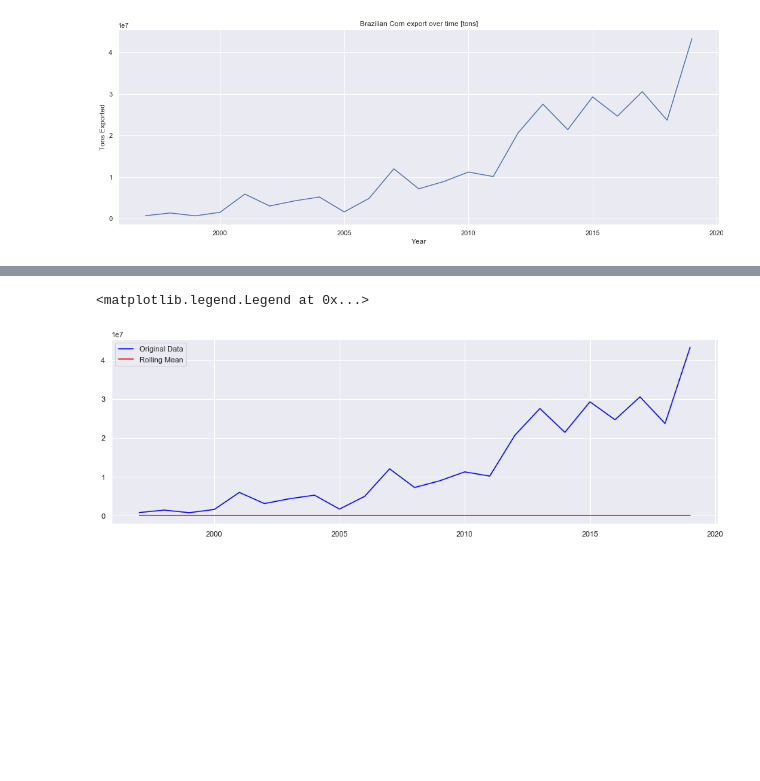
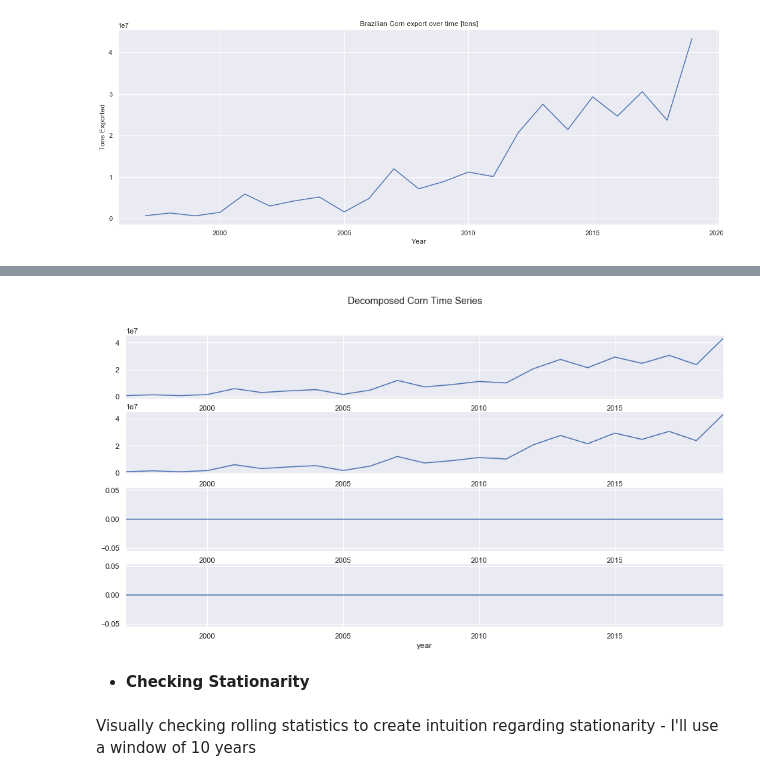
Before and after one commit to rpdieego/case_4intelligence, a Jupyter notebook: Data Analysis Skill Test - Case 2.ipynb, the cells around one changed output, grey strips where cells are left out. Saved outputs shown, nothing was run; the diff lists cells and outputs as text; code cells hidden in the pictures; blank space fills up the shorter version.

```diff
--- a/Data Analysis Skill Test - Case 2.ipynb
+++ b/Data Analysis Skill Test - Case 2.ipynb
@@ -1085,0 +1152,9 @@ plot_covariate(same_period_cov_df['price_corn'], 'Corn Price')
+# %%
+# Decompose Corn Exports Data
+decompose_ts(corn_df,'Corn')
+# %% [output]
+[figure, added]
+# %% [markdown]
+*   **Checking Stationarity**
+# %% [markdown]
+Visually checking rolling statistics to create intuition regarding stationarity - I'll use a window of 10 years
@@ -1086,9 +1173,17 @@ plot_covariate(same_period_cov_df['price_corn'], 'Corn Price')
 # %%
-plt.figure(figsize = (16,5));
-plt.plot(ts_corn, color='blue', label = 'Original Data')
-plt.plot(same_period_cov_df['price_corn'], color = 'red', label = 'Rolling Mean')
-#plt.plot(r_std, color = 'black', label = 'Rolling Std')
-plt.legend(loc='best')
+def plot_rolling_stats(ts, r_mean, r_std, prod):
+    '''
+    INPUT - time series, rolling mean, rolling standard deviation, product
+
+    OUTPUT - None
+
+    This function plots together the original time series data, it's rolling mean and it's rolling deviation
+
+    '''
+    plt.figure(figsize = (16,5));
+    original_ts = plt.plot(ts, color='blue', label = 'Original Data')
+    mean = plt.plot(r_mean, color = 'red', label = 'Rolling Mean')
+    std = plt.plot(r_std, color = 'black', label = 'Rolling Std')
+    plt.legend(loc='best')
+    plt.title('Rolling Mean & Standard Deviation - {}'.format(prod))
+    plt.show(block=False)
-# %% [output]
-<matplotlib.legend.Legend at 0x...>
-[figure, removed]
```
Also changed, not shown: parts of 38 cells of this notebook.
